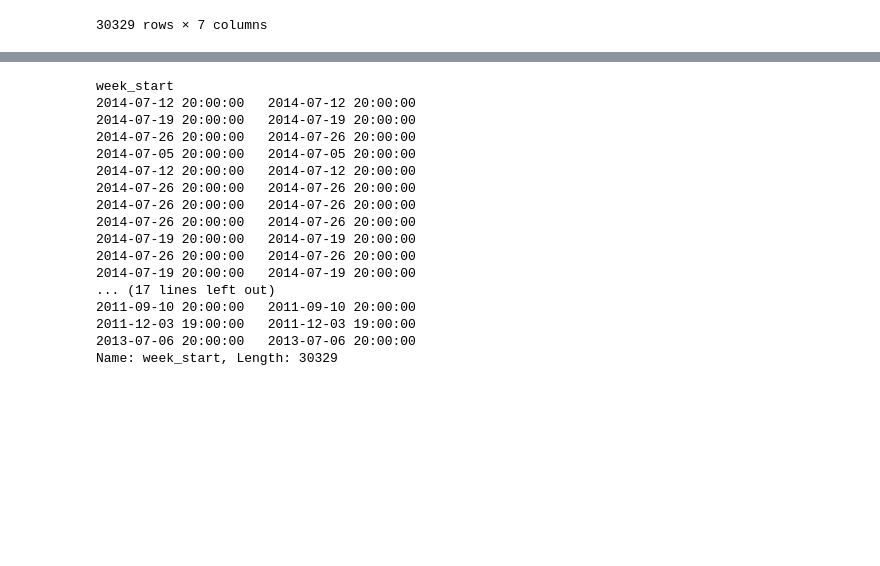
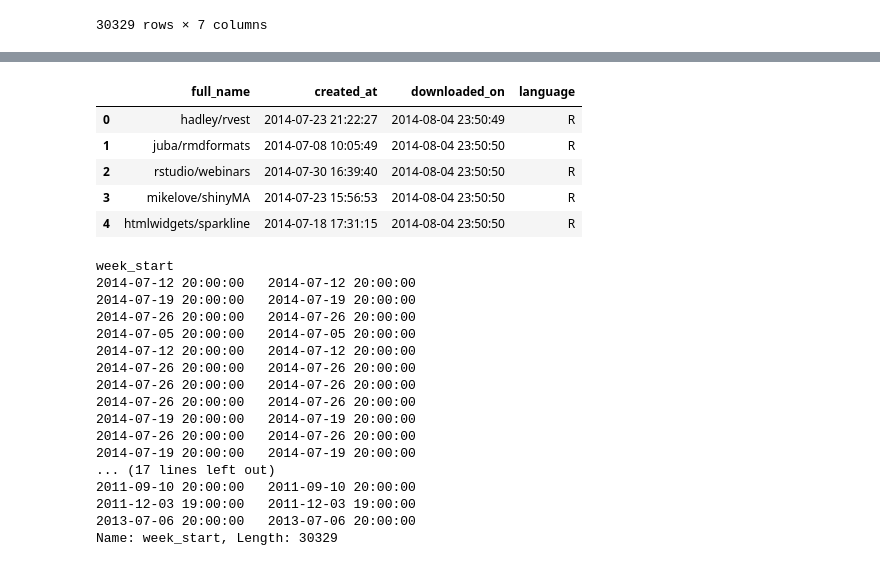
Before and after one commit to gauthamnair/repopulse, a Jupyter notebook: exploringFeatureMaking.ipynb, the cells around one changed output, grey strips where cells are left out. Drawn from its saved outputs; the diff is of its cells as text; code cells hidden in the pictures; blank space fills up the shorter version.

```diff
--- a/exploringFeatureMaking.ipynb
+++ b/exploringFeatureMaking.ipynb
@@ -42,6 +42,17 @@ contrib[:5]
 | 2014-07-26 20:00:00 | 3 | hadley | hadley/rvest | 2014-07-26 20:00:00 | 35 | 1291 | 422 |
 | 2014-07-05 20:00:00 | 4 | juba | juba/rmdformats | 2014-07-05 20:00:00 | 16 | 3268 | 27 |
 | 2014-07-12 20:00:00 | 5 | juba | juba/rmdformats | 2014-07-12 20:00:00 | 1 | 8 | 7 |
+# %%
+query = "SELECT full_name, created_at, downloaded_on, language FROM Repos"
+repos = pd.io.sql.read_sql(query, con)
+repos.head()
+# %% [output]
+|  | full_name | created_at | downloaded_on | language |
+| 0 | hadley/rvest | 2014-07-23 21:22:27 | 2014-08-04 23:50:49 | R |
+| 1 | juba/rmdformats | 2014-07-08 10:05:49 | 2014-08-04 23:50:50 | R |
+| 2 | rstudio/webinars | 2014-07-30 16:39:40 | 2014-08-04 23:50:50 | R |
+| 3 | mikelove/shinyMA | 2014-07-23 15:56:53 | 2014-08-04 23:50:50 | R |
+| 4 | htmlwidgets/sparkline | 2014-07-18 17:31:15 | 2014-08-04 23:50:50 | R |
 # %%
 contrib['week_start']
 # %% [output]
```
Also changed, not shown: parts of 19 cells of this notebook.
